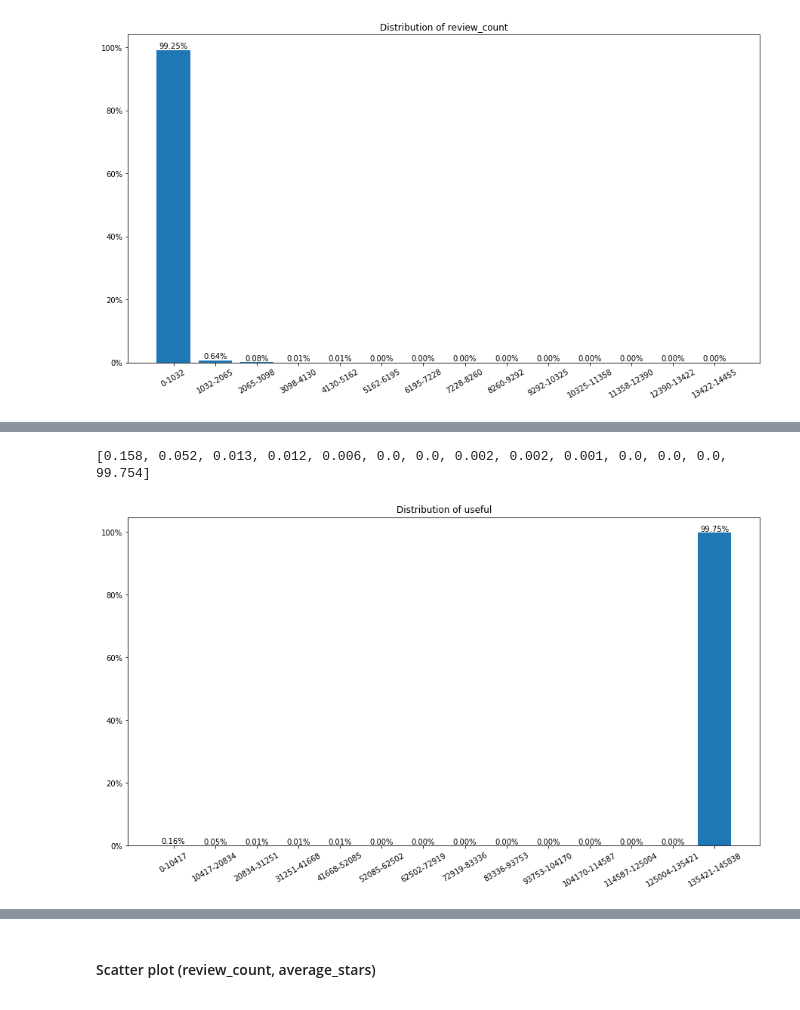
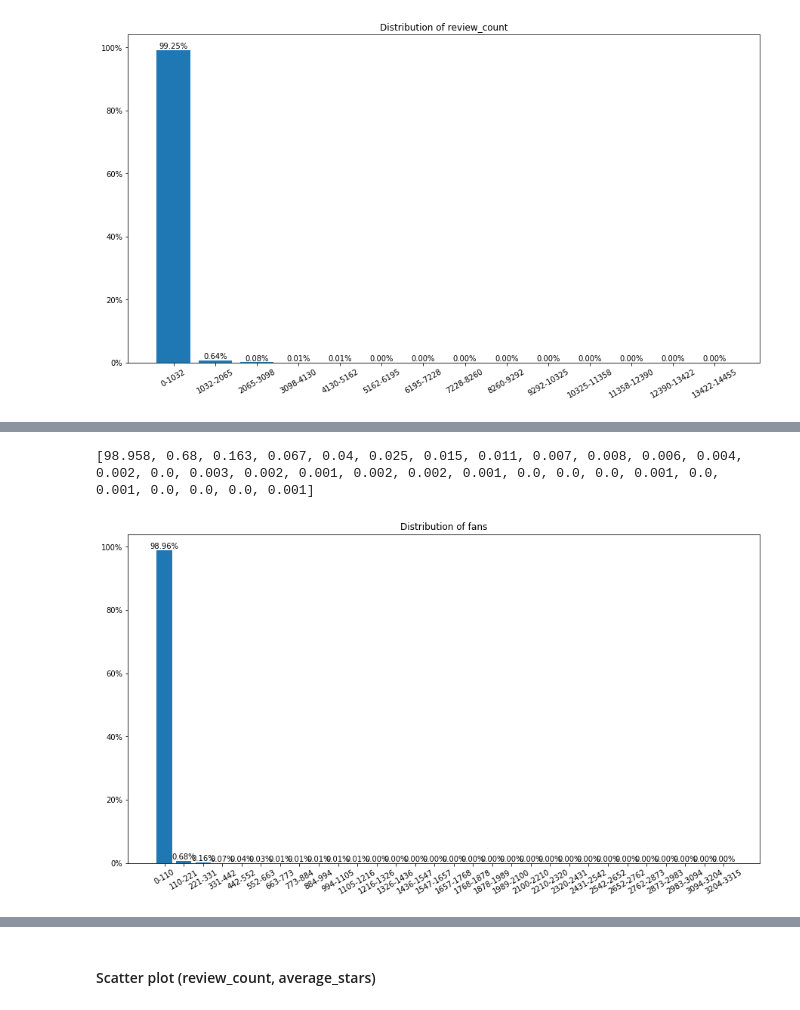
Before and after one commit to lorenzovngl/analysis-of-yelp-open-dataset, a Jupyter notebook: notebooks/user.ipynb, the cells around one changed output, grey strips where cells are left out. Saved outputs shown, nothing was run; the diff lists cells and outputs as text; code cells hidden in the pictures.

```diff
--- a/notebooks/user.ipynb
+++ b/notebooks/user.ipynb
@@ -104,5 +104,5 @@ distribution_chart('review_count', 10, maxv=1032)
-# %%
-distribution_chart('useful', 14)
-# %% [output]
-[0.158, 0.052, 0.013, 0.012, 0.006, 0.0, 0.0, 0.002, 0.002, 0.001, 0.0, 0.0, 0.0, 99.754]
-[figure, removed]
+# %%
+distribution_chart('fans', 30)
+# %% [output]
+[98.958, 0.68, 0.163, 0.067, 0.04, 0.025, 0.015, 0.011, 0.007, 0.008, 0.006, 0.004, 0.002, 0.0, 0.003, 0.002, 0.001, 0.002, 0.002, 0.001, 0.0, 0.0, 0.0, 0.001, 0.0, 0.001, 0.0, 0.0, 0.0, 0.001]
+[figure, added]
```
Also changed, not shown: parts of 3 cells of this notebook, 5 other files.
